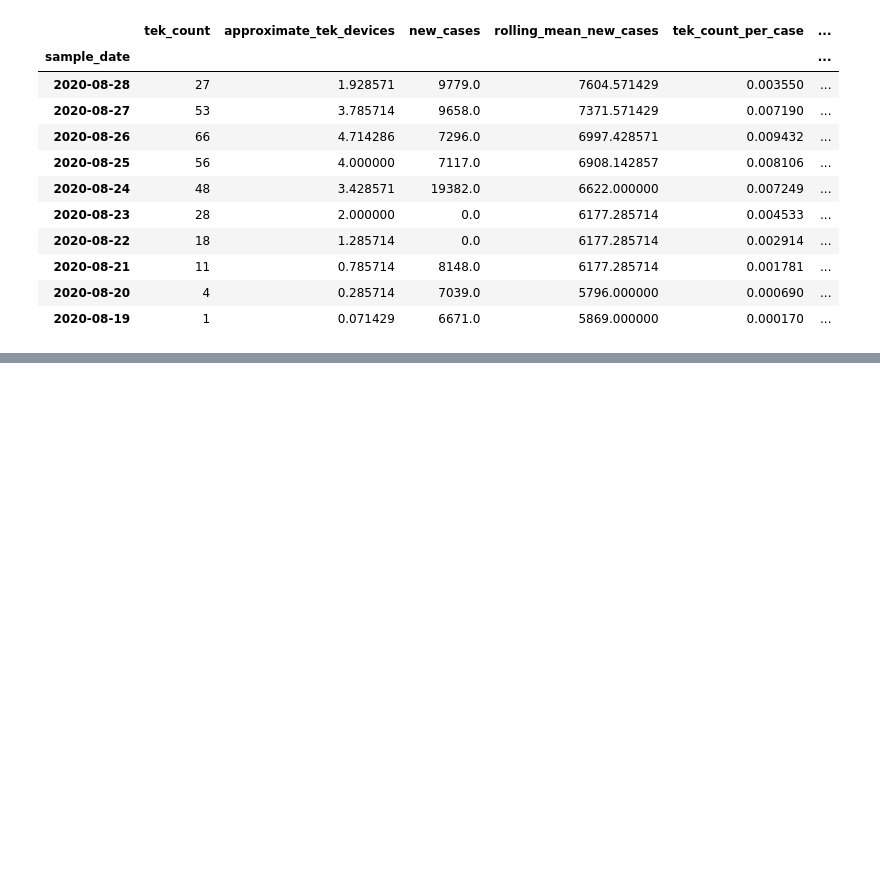
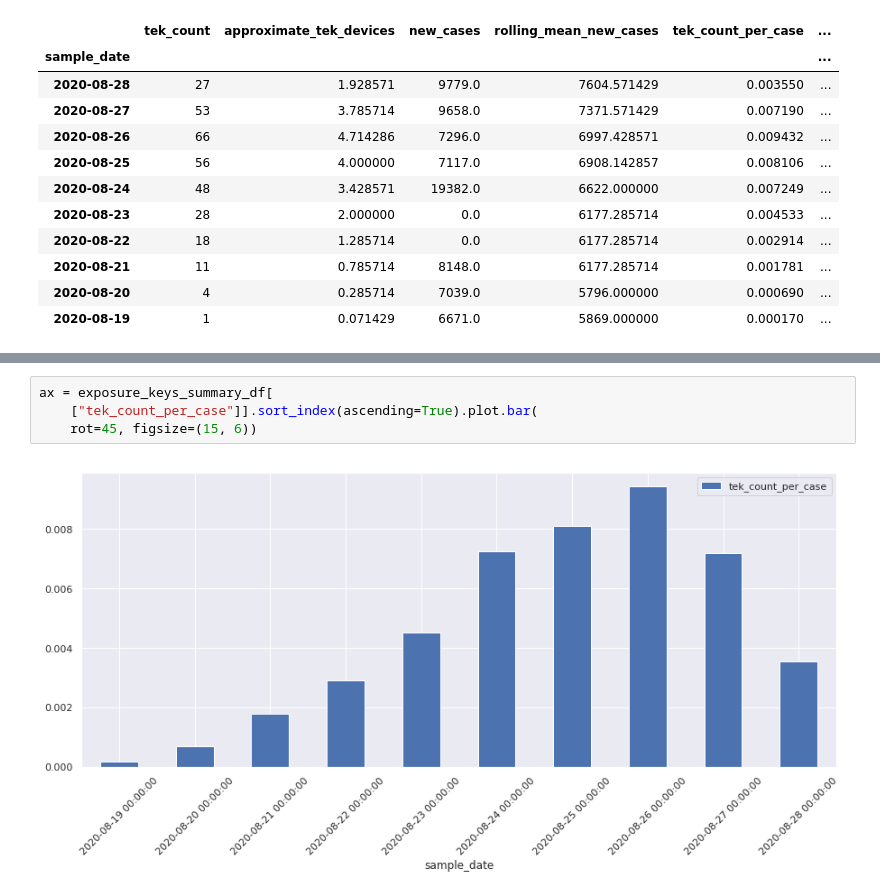
Before and after one commit to luis-sanfelices/RadarCOVID-Report, a Jupyter notebook: Notebooks/RadarCOVID-Report-2020-08-29.ipynb, the cells around one changed output, grey strips where cells are left out. Cells and saved outputs as stored; diff of their text form; blank space fills up the shorter version.

```diff
--- a/Notebooks/RadarCOVID-Report-2020-08-29.ipynb
+++ b/Notebooks/RadarCOVID-Report-2020-08-29.ipynb
@@ -139,0 +136,6 @@ exposure_keys_summary_df[["rolling_mean_new_cases"]].plot()
+# %%
+ax = exposure_keys_summary_df[
+    ["tek_count_per_case"]].sort_index(ascending=True).plot.bar(
+    rot=45, figsize=(15, 6))
+# %% [output]
+[figure, added]
```
Also changed, not shown: parts of 4 cells of this notebook.
